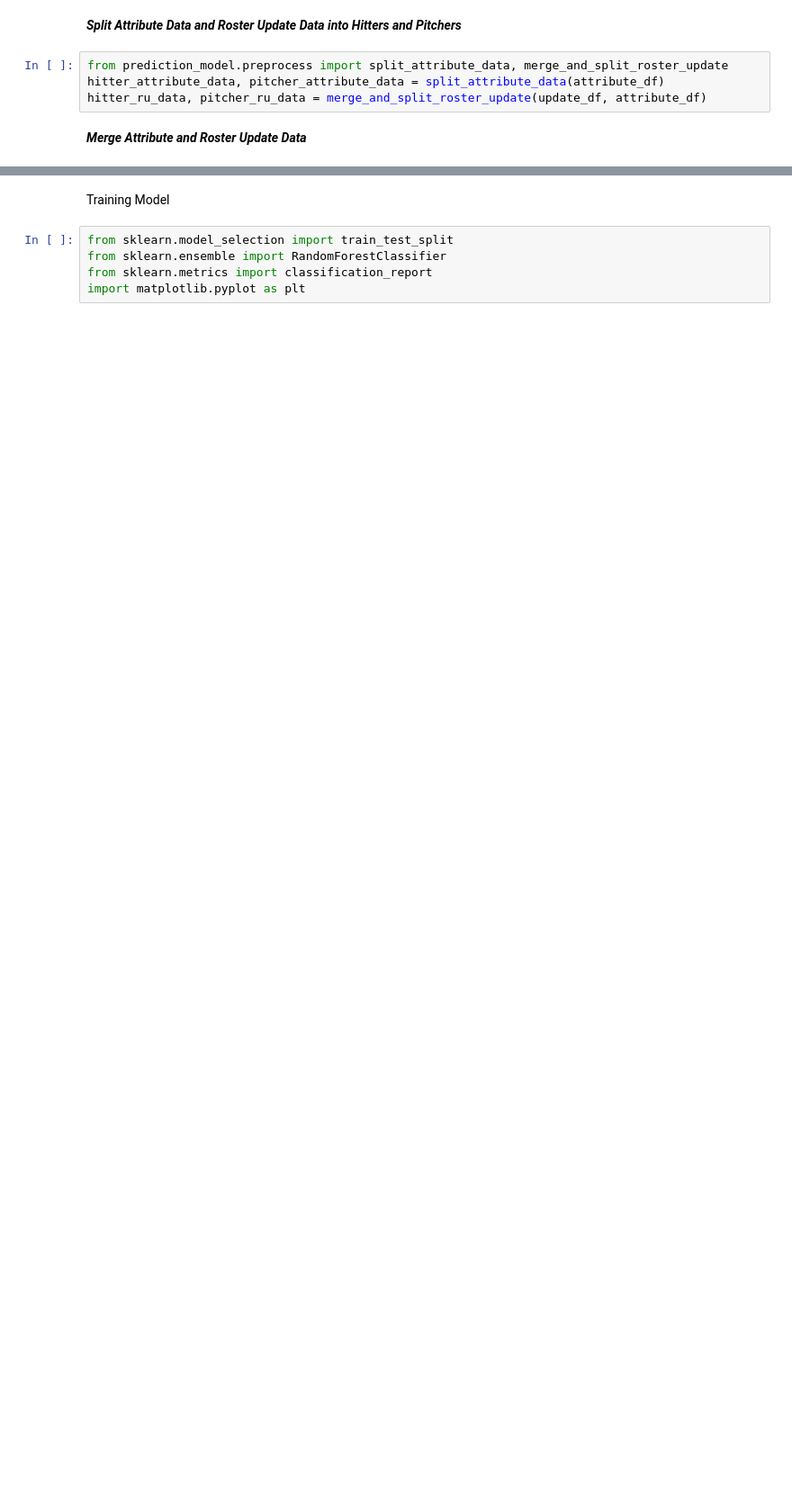
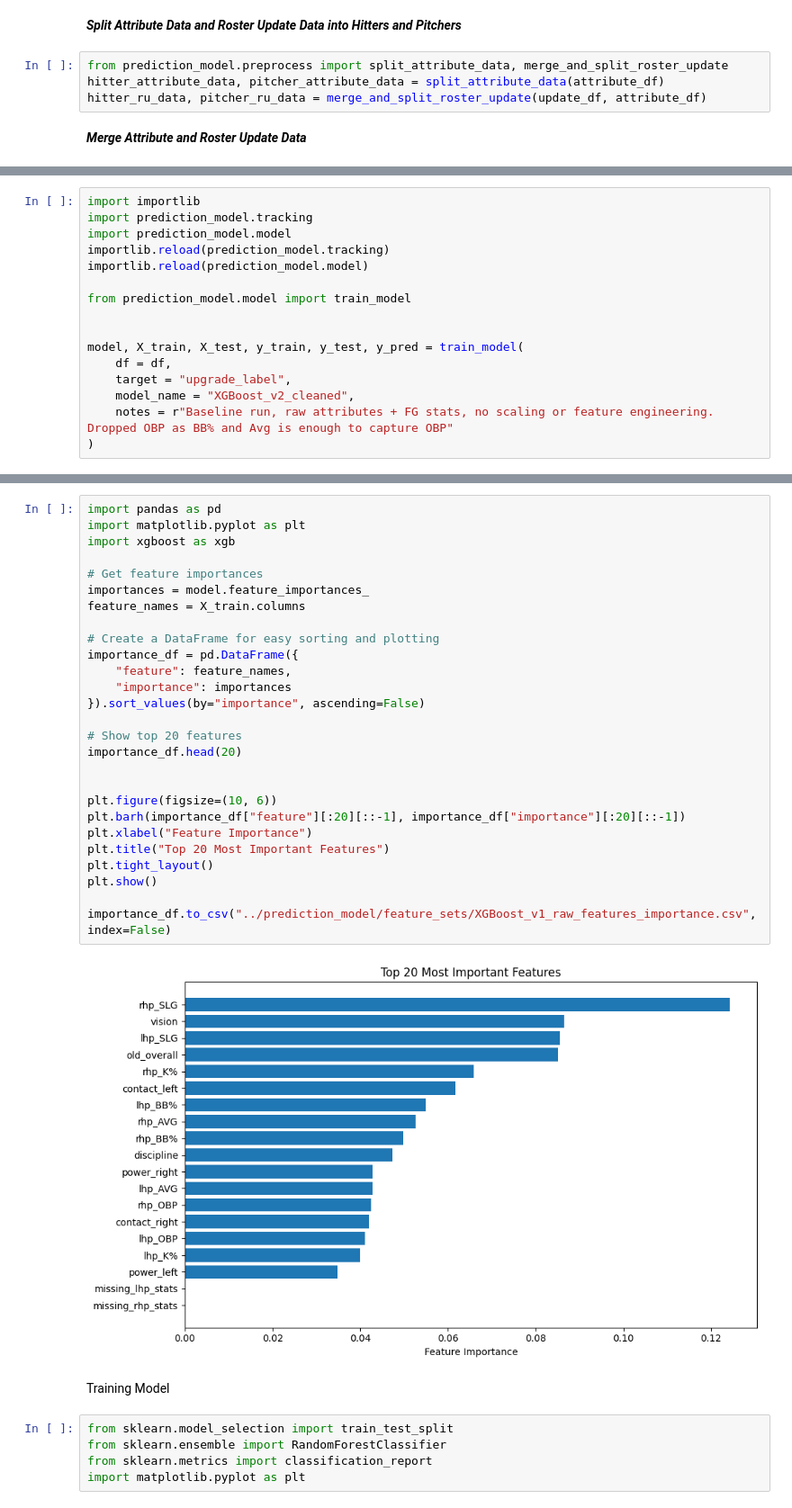
Before and after one commit to BigMike712/mlb-market-app, a Jupyter notebook: ML/notebooks/data_extraction.ipynb, the cells around one changed output, grey strips where cells are left out. Shown: that part at 90% size. Drawn from its saved outputs; the diff is of its cells as text; blank space fills up the shorter version.

```diff
--- a/ML/notebooks/data_extraction.ipynb
+++ b/ML/notebooks/data_extraction.ipynb
@@ -143,0 +296,16 @@ training_df.count()
+# %%
+import importlib
+import prediction_model.tracking
+import prediction_model.model
+importlib.reload(prediction_model.tracking)
+importlib.reload(prediction_model.model)
+
+from prediction_model.model import train_model
+
+
+model, X_train, X_test, y_train, y_test, y_pred = train_model(
+    df = df,
+    target = "upgrade_label",
+    model_name = "XGBoost_v2_cleaned",
+    notes = r"Baseline run, raw attributes + FG stats, no scaling or feature engineering. Dropped OBP as BB% and Avg is enough to capture OBP"
+)
@@ -144,3 +326,32 @@ training_df.count()
+# %%
+import pandas as pd
+import matplotlib.pyplot as plt
+import xgboost as xgb
+
+# Get feature importances
+importances = model.feature_importances_
+feature_names = X_train.columns
+
+# Create a DataFrame for easy sorting and plotting
+importance_df = pd.DataFrame({
+    "feature": feature_names,
+    "importance": importances
+}).sort_values(by="importance", ascending=False)
+
+# Show top 20 features
+importance_df.head(20)
+
+
+plt.figure(figsize=(10, 6))
+plt.barh(importance_df["feature"][:20][::-1], importance_df["importance"][:20][::-1])
+plt.xlabel("Feature Importance")
+plt.title("Top 20 Most Important Features")
+plt.tight_layout()
+plt.show()
+
+importance_df.to_csv("../prediction_model/feature_sets/XGBoost_v1_raw_features_importance.csv", index=False)
+# %% [output]
+[figure, added]
 # %% [markdown]
 Training Model
 # %%
```
Also changed, not shown: parts of 23 cells of this notebook, 10 other files.
